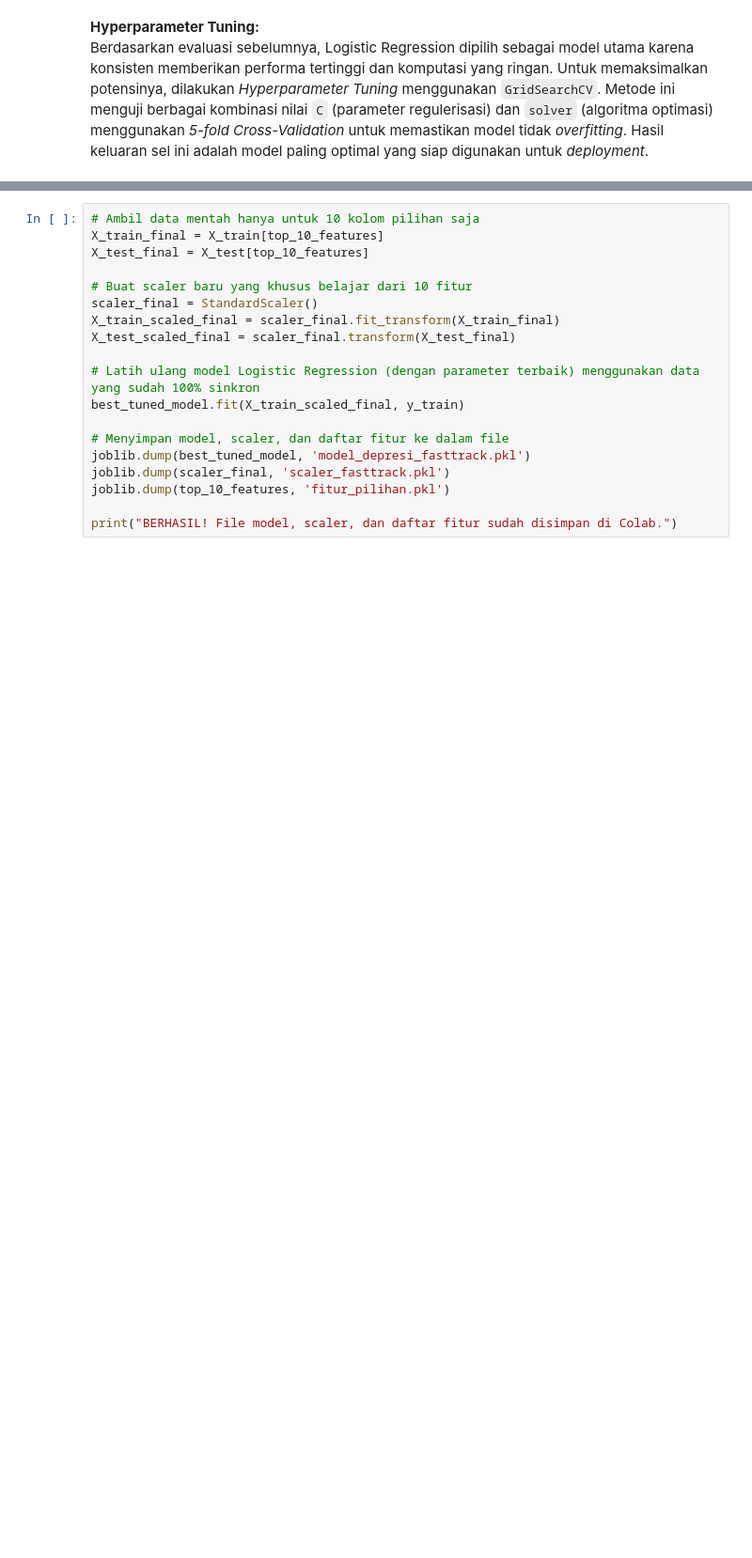
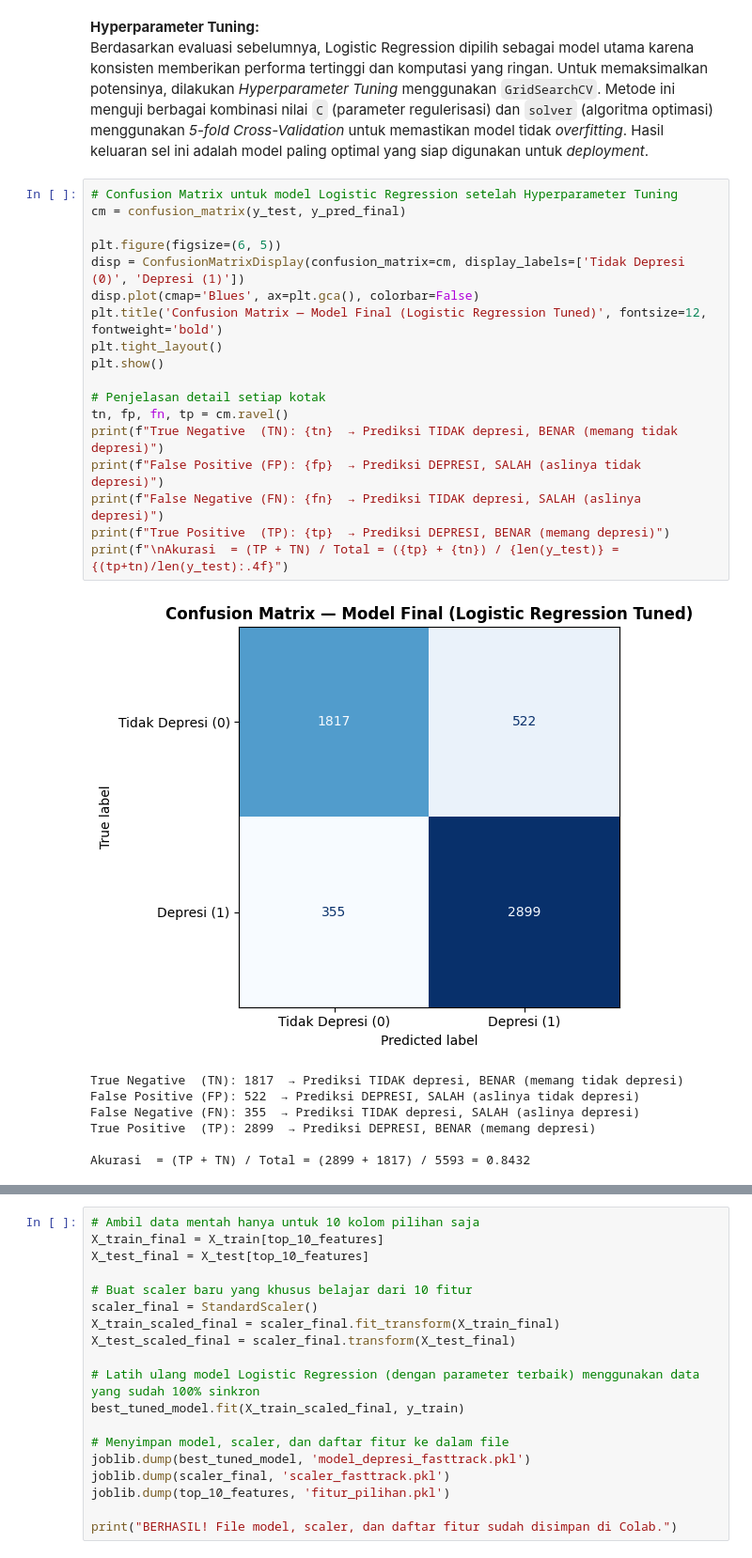
Before and after one commit to suluhyoga/FastTrack_BengKod_SuluhYogaPratama_A11.2023.14979, a Jupyter notebook: notebook/SuluhYogaPratama_A11_2023_14979_FastTrack_DS.ipynb, the cells around one changed output, grey strips where cells are left out. Shown at 94% size. Cells and saved outputs as stored; diff of their text form; blank space fills up the shorter version.

```diff
--- a/notebook/SuluhYogaPratama_A11_2023_14979_FastTrack_DS.ipynb
+++ b/notebook/SuluhYogaPratama_A11_2023_14979_FastTrack_DS.ipynb
@@ -444,3 +564,29 @@ F1-Score Akhir pada Data Uji: 0.86861
 # %% [markdown]
 **Hyperparameter Tuning:**
 Berdasarkan evaluasi sebelumnya, Logistic Regression dipilih sebagai model utama karena konsisten memberikan performa tertinggi dan komputasi yang ringan. Untuk memaksimalkan potensinya, dilakukan *Hyperparameter Tuning* menggunakan `GridSearchCV`. Metode ini menguji berbagai kombinasi nilai `C` (parameter regulerisasi) dan `solver` (algoritma optimasi) menggunakan *5-fold Cross-Validation* untuk memastikan model tidak *overfitting*. Hasil keluaran sel ini adalah model paling optimal yang siap digunakan untuk *deployment*.
+# %%
+# Confusion Matrix untuk model Logistic Regression setelah Hyperparameter Tuning
+cm = confusion_matrix(y_test, y_pred_final)
+
+plt.figure(figsize=(6, 5))
+disp = ConfusionMatrixDisplay(confusion_matrix=cm, display_labels=['Tidak Depresi (0)', 'Depresi (1)'])
+disp.plot(cmap='Blues', ax=plt.gca(), colorbar=False)
+plt.title('Confusion Matrix — Model Final (Logistic Regression Tuned)', fontsize=12, fontweight='bold')
+plt.tight_layout()
+plt.show()
+
+# Penjelasan detail setiap kotak
+tn, fp, fn, tp = cm.ravel()
+print(f"True Negative  (TN): {tn}  → Prediksi TIDAK depresi, BENAR (memang tidak depresi)")
+print(f"False Positive (FP): {fp}  → Prediksi DEPRESI, SALAH (aslinya tidak depresi)")
+print(f"False Negative (FN): {fn}  → Prediksi TIDAK depresi, SALAH (aslinya depresi)")
+print(f"True Positive  (TP): {tp}  → Prediksi DEPRESI, BENAR (memang depresi)")
+print(f"\nAkurasi  = (TP + TN) / Total = ({tp} + {tn}) / {len(y_test)} = {(tp+tn)/len(y_test):.4f}")
+# %% [output]
+[figure, added]
+True Negative  (TN): 1817  → Prediksi TIDAK depresi, BENAR (memang tidak depresi)
+False Positive (FP): 522  → Prediksi DEPRESI, SALAH (aslinya tidak depresi)
+False Negative (FN): 355  → Prediksi TIDAK depresi, SALAH (aslinya depresi)
+True Positive  (TP): 2899  → Prediksi DEPRESI, BENAR (memang depresi)
+
+Akurasi  = (TP + TN) / Total = (2899 + 1817) / 5593 = 0.8432
```
Also changed, not shown: parts of 15 cells of this notebook.
